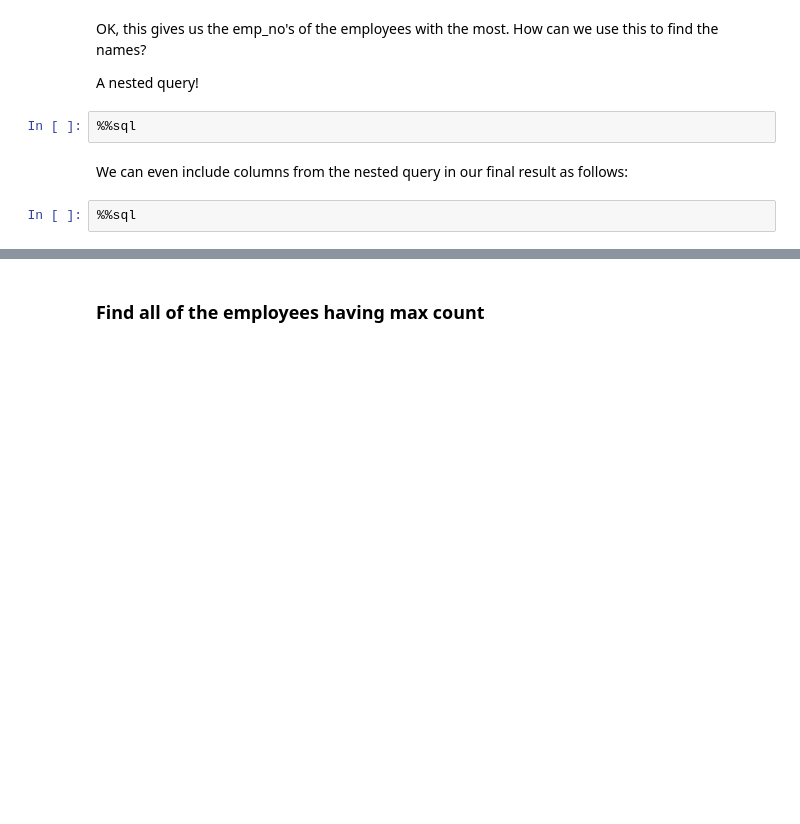
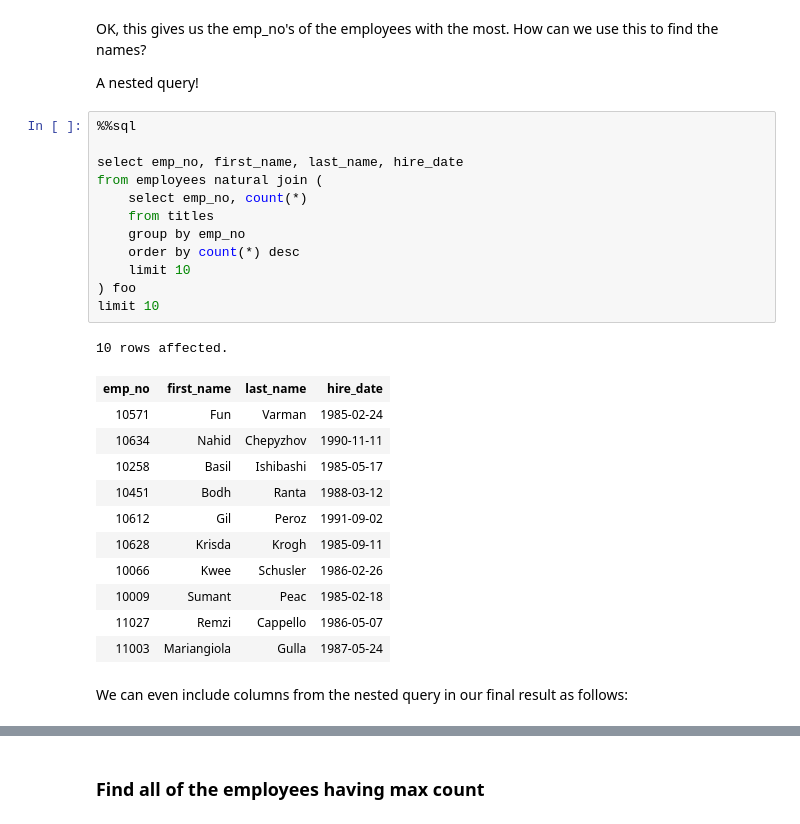
Before and after one commit to LutherCS/dmq-class-pub, a Jupyter notebook: NestedQueries.ipynb, the cells around one changed output, grey strips where cells are left out. Saved outputs shown, nothing was run; the diff lists cells and outputs as text; blank space fills up the shorter version.

```diff
--- a/NestedQueries.ipynb
+++ b/NestedQueries.ipynb
@@ -423,9 +452,30 @@ from (
 OK, this gives us the emp_no's of the employees with the most.  How can we use this to find the names?
 
 A nested query!
-# %%
-%%sql
+# %%
+%%sql
+
+select emp_no, first_name, last_name, hire_date
+from employees natural join (
+    select emp_no, count(*)
+    from titles
+    group by emp_no
+    order by count(*) desc
+    limit 10
+) foo
+limit 10
+# %% [output]
+10 rows affected.
+| emp_no | first_name | last_name | hire_date |
+| 10571 | Fun | Varman | 1985-02-24 |
+| 10634 | Nahid | Chepyzhov | 1990-11-11 |
+| 10258 | Basil | Ishibashi | 1985-05-17 |
+| 10451 | Bodh | Ranta | 1988-03-12 |
+| 10612 | Gil | Peroz | 1991-09-02 |
+| 10628 | Krisda | Krogh | 1985-09-11 |
+| 10066 | Kwee | Schusler | 1986-02-26 |
+| 10009 | Sumant | Peac | 1985-02-18 |
+| 11027 | Remzi | Cappello | 1986-05-07 |
+| 11003 | Mariangiola | Gulla | 1987-05-24 |
 # %% [markdown]
 We can even include columns from the nested query in our final result as follows:
-# %%
-%%sql
```
Also changed, not shown: parts of 14 cells of this notebook.
